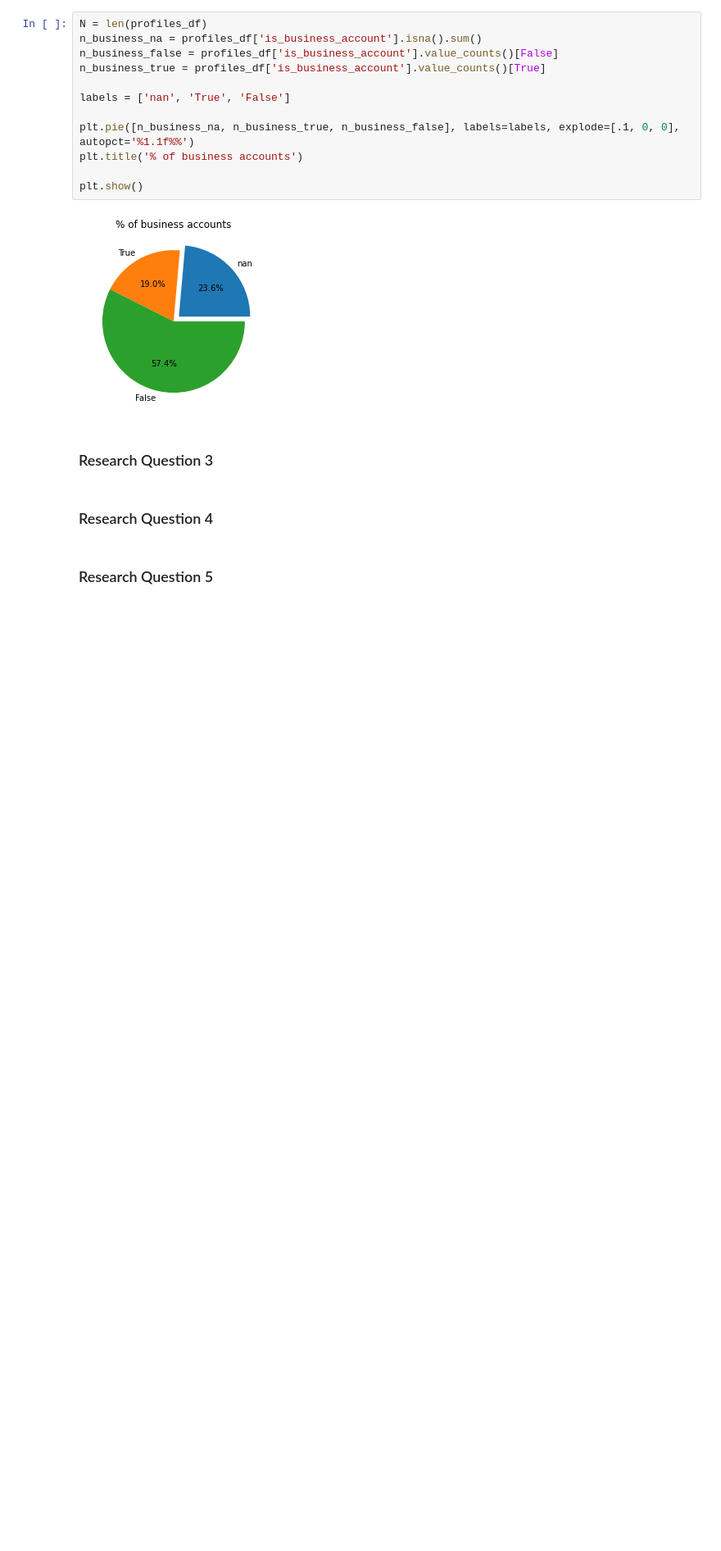
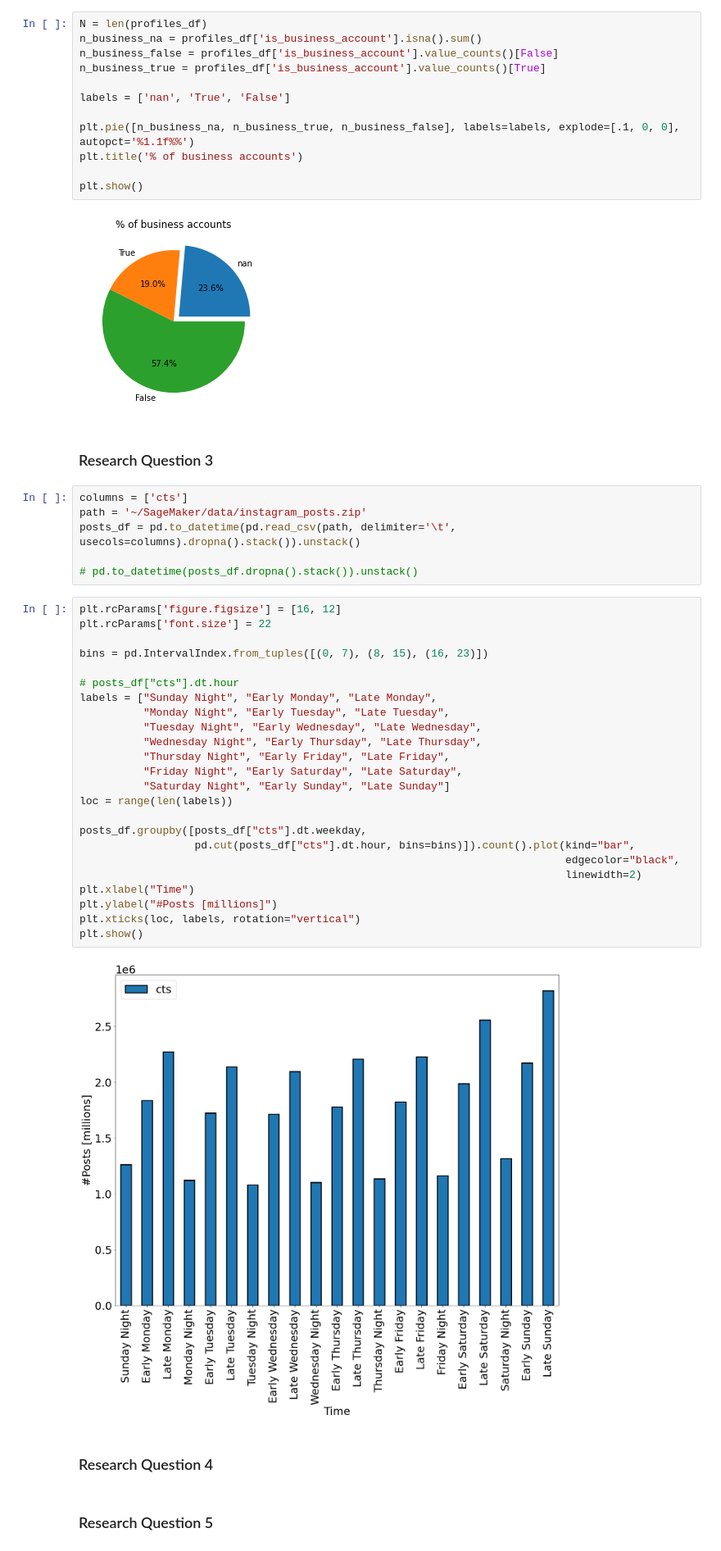
Before and after one commit to donEnno/ADM-HW2-GROUP1, a Jupyter notebook: amd_homework_2.ipynb, the cells around one changed output. Shown: that part at 82% size. Cells and saved outputs as stored; diff of their text form; blank space fills up the shorter version.

```diff
--- a/amd_homework_2.ipynb
+++ b/amd_homework_2.ipynb
@@ -56,6 +56,38 @@ plt.show()
 [figure]
 # %% [markdown]
 ### Research Question 3
+# %%
+columns = ['cts']
+path = '~/SageMaker/data/instagram_posts.zip'
+posts_df = pd.to_datetime(pd.read_csv(path, delimiter='\t', usecols=columns).dropna().stack()).unstack()
+
+# pd.to_datetime(posts_df.dropna().stack()).unstack()
+# %%
+plt.rcParams['figure.figsize'] = [16, 12]
+plt.rcParams['font.size'] = 22
+
+bins = pd.IntervalIndex.from_tuples([(0, 7), (8, 15), (16, 23)])
+
+# posts_df["cts"].dt.hour
+labels = ["Sunday Night", "Early Monday", "Late Monday",
+          "Monday Night", "Early Tuesday", "Late Tuesday",
+          "Tuesday Night", "Early Wednesday", "Late Wednesday",
+          "Wednesday Night", "Early Thursday", "Late Thursday",
+          "Thursday Night", "Early Friday", "Late Friday",
+          "Friday Night", "Early Saturday", "Late Saturday",
+          "Saturday Night", "Early Sunday", "Late Sunday"]
+loc = range(len(labels))
+
+posts_df.groupby([posts_df["cts"].dt.weekday,
+                  pd.cut(posts_df["cts"].dt.hour, bins=bins)]).count().plot(kind="bar",
+                                                                            edgecolor="black",
+                                                                            linewidth=2)
+plt.xlabel("Time")
+plt.ylabel("#Posts [millions]")
+plt.xticks(loc, labels, rotation="vertical")
+plt.show()
+# %% [output]
+[figure, added]
 # %% [markdown]
 ### Research Question 4
 # %% [markdown]
```
Also changed, not shown: parts of 2 cells of this notebook.
